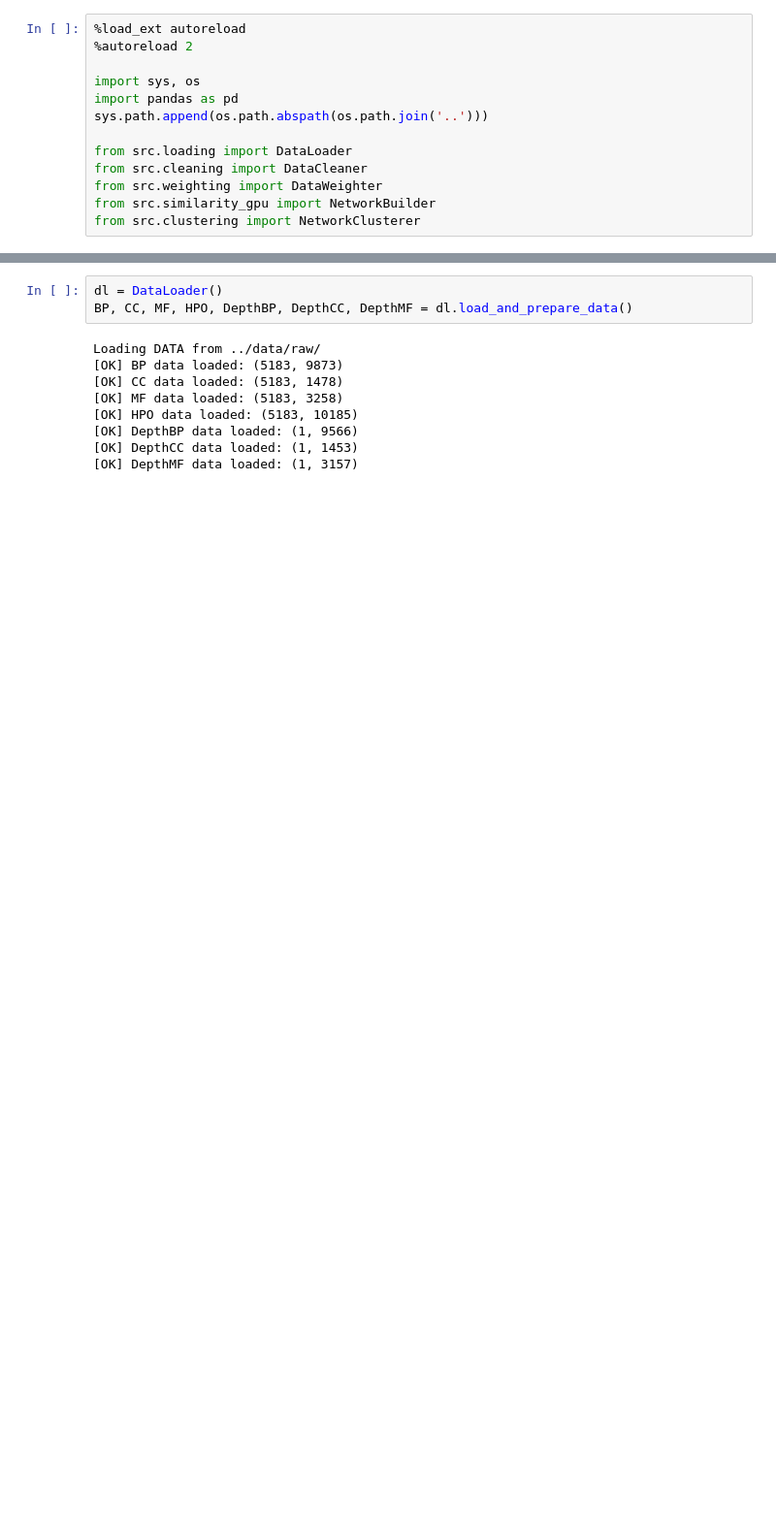
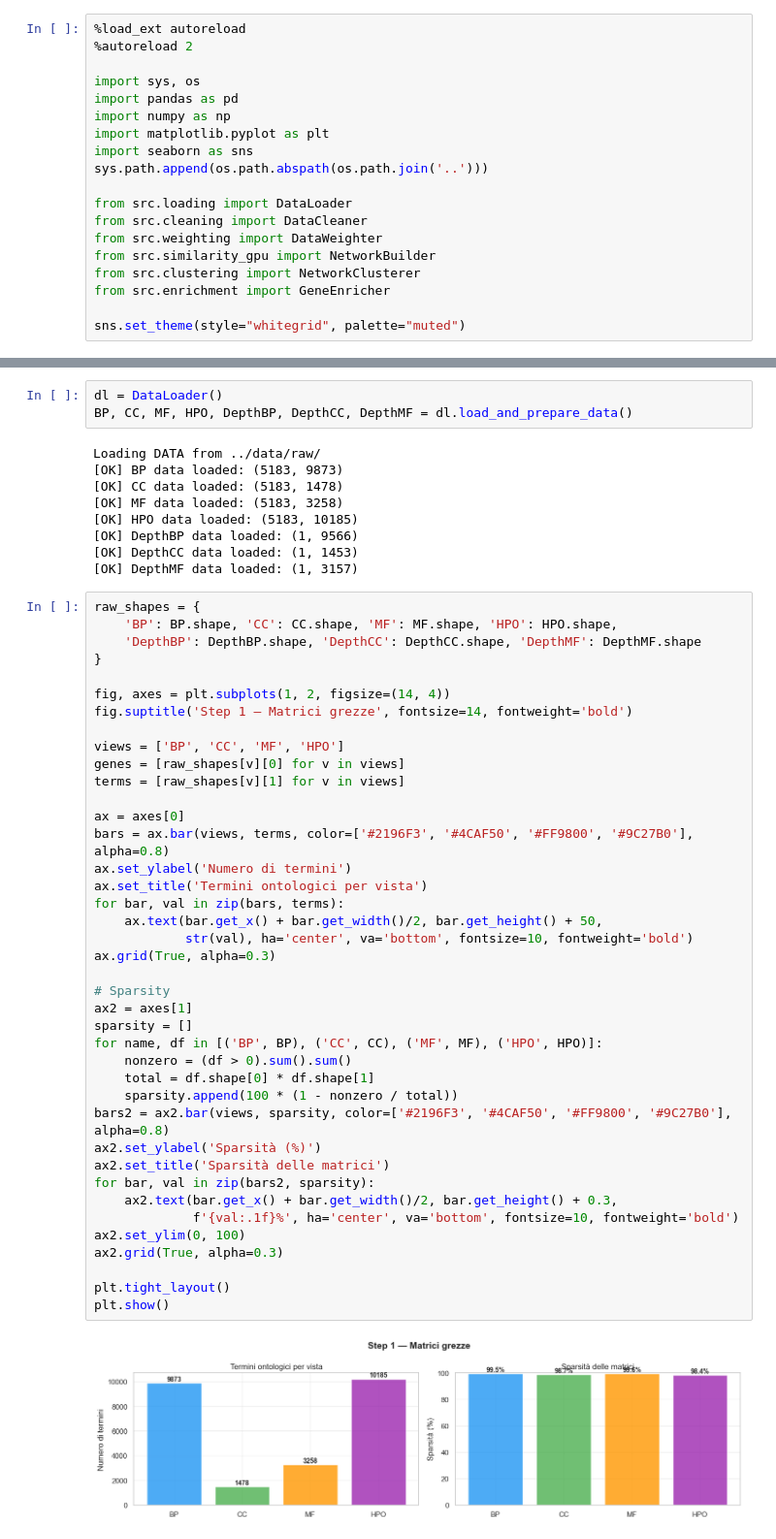
Before and after one commit to fedeceru/SV-Master, a Jupyter notebook: notebook/main.ipynb, the cells around one changed output, grey strips where cells are left out. Shown at 97% size. Saved outputs shown, nothing was run; the diff lists cells and outputs as text; blank space fills up the shorter version.

```diff
--- a/notebook/main.ipynb
+++ b/notebook/main.ipynb
@@ -4,6 +4,9 @@
 
 import sys, os
 import pandas as pd
+import numpy as np
+import matplotlib.pyplot as plt
+import seaborn as sns
 sys.path.append(os.path.abspath(os.path.join('..')))
 
 from src.loading import DataLoader
@@ -11,3 +14,6 @@ from src.cleaning import DataCleaner
 from src.weighting import DataWeighter
 from src.similarity_gpu import NetworkBuilder
 from src.clustering import NetworkClusterer
+from src.enrichment import GeneEnricher
+
+sns.set_theme(style="whitegrid", palette="muted")
@@ -23,3 +31,45 @@ Loading DATA from ../data/raw/
 [OK] DepthBP data loaded: (1, 9566)
 [OK] DepthCC data loaded: (1, 1453)
 [OK] DepthMF data loaded: (1, 3157)
+# %%
+raw_shapes = {
+    'BP': BP.shape, 'CC': CC.shape, 'MF': MF.shape, 'HPO': HPO.shape,
+    'DepthBP': DepthBP.shape, 'DepthCC': DepthCC.shape, 'DepthMF': DepthMF.shape
+}
+
+fig, axes = plt.subplots(1, 2, figsize=(14, 4))
+fig.suptitle('Step 1 — Matrici grezze', fontsize=14, fontweight='bold')
+
+views = ['BP', 'CC', 'MF', 'HPO']
+genes = [raw_shapes[v][0] for v in views]
+terms = [raw_shapes[v][1] for v in views]
+
+ax = axes[0]
+bars = ax.bar(views, terms, color=['#2196F3', '#4CAF50', '#FF9800', '#9C27B0'], alpha=0.8)
+ax.set_ylabel('Numero di termini')
+ax.set_title('Termini ontologici per vista')
+for bar, val in zip(bars, terms):
+    ax.text(bar.get_x() + bar.get_width()/2, bar.get_height() + 50,
+            str(val), ha='center', va='bottom', fontsize=10, fontweight='bold')
+ax.grid(True, alpha=0.3)
+
+# Sparsity
+ax2 = axes[1]
+sparsity = []
+for name, df in [('BP', BP), ('CC', CC), ('MF', MF), ('HPO', HPO)]:
+    nonzero = (df > 0).sum().sum()
+    total = df.shape[0] * df.shape[1]
+    sparsity.append(100 * (1 - nonzero / total))
+bars2 = ax2.bar(views, sparsity, color=['#2196F3', '#4CAF50', '#FF9800', '#9C27B0'], alpha=0.8)
+ax2.set_ylabel('Sparsità (%)')
+ax2.set_title('Sparsità delle matrici')
+for bar, val in zip(bars2, sparsity):
+    ax2.text(bar.get_x() + bar.get_width()/2, bar.get_height() + 0.3,
+             f'{val:.1f}%', ha='center', va='bottom', fontsize=10, fontweight='bold')
+ax2.set_ylim(0, 100)
+ax2.grid(True, alpha=0.3)
+
+plt.tight_layout()
+plt.show()
+# %% [output]
+[figure, added]
```
Also changed, not shown: parts of 16 cells of this notebook, 7 other files.
